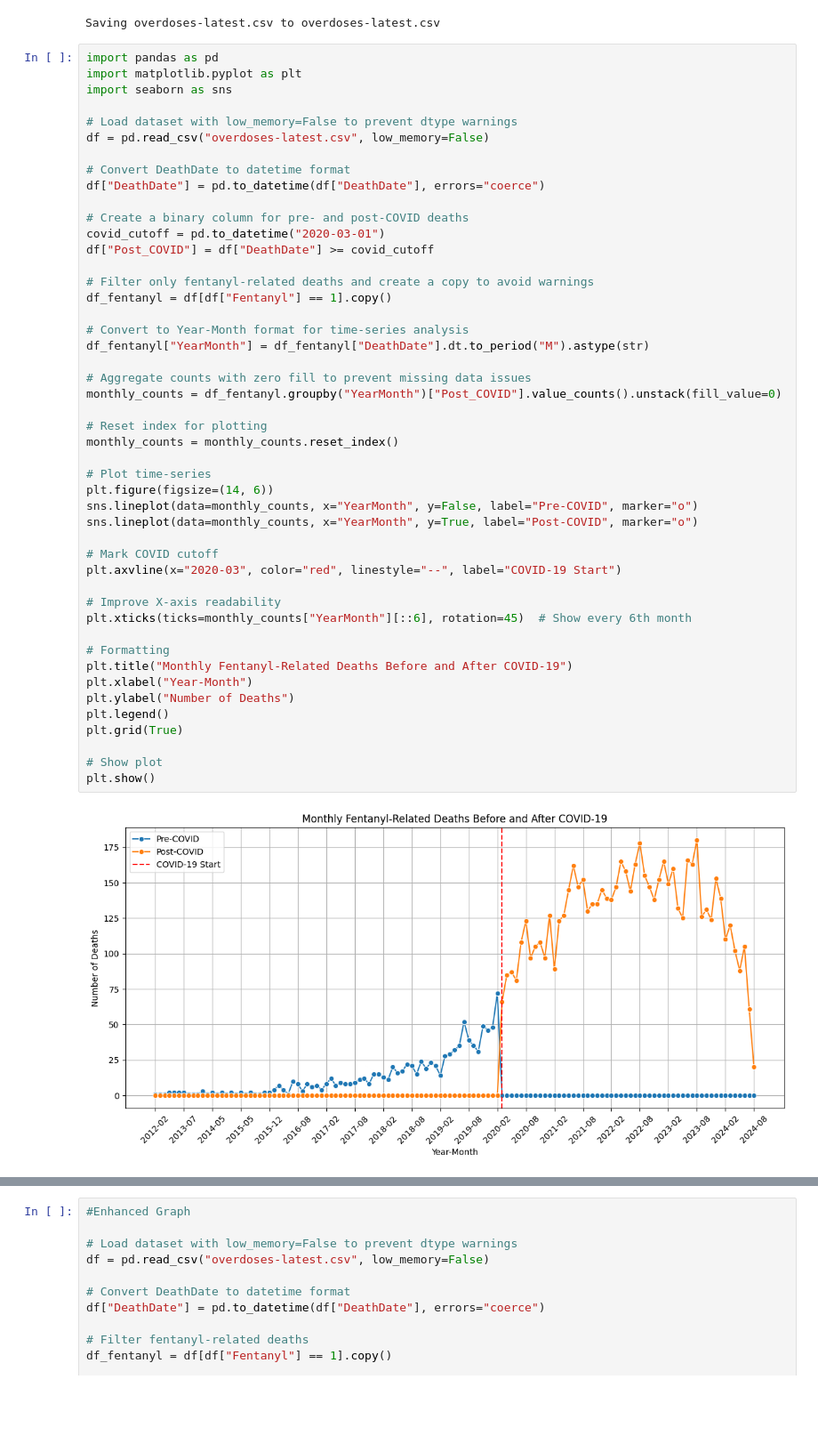
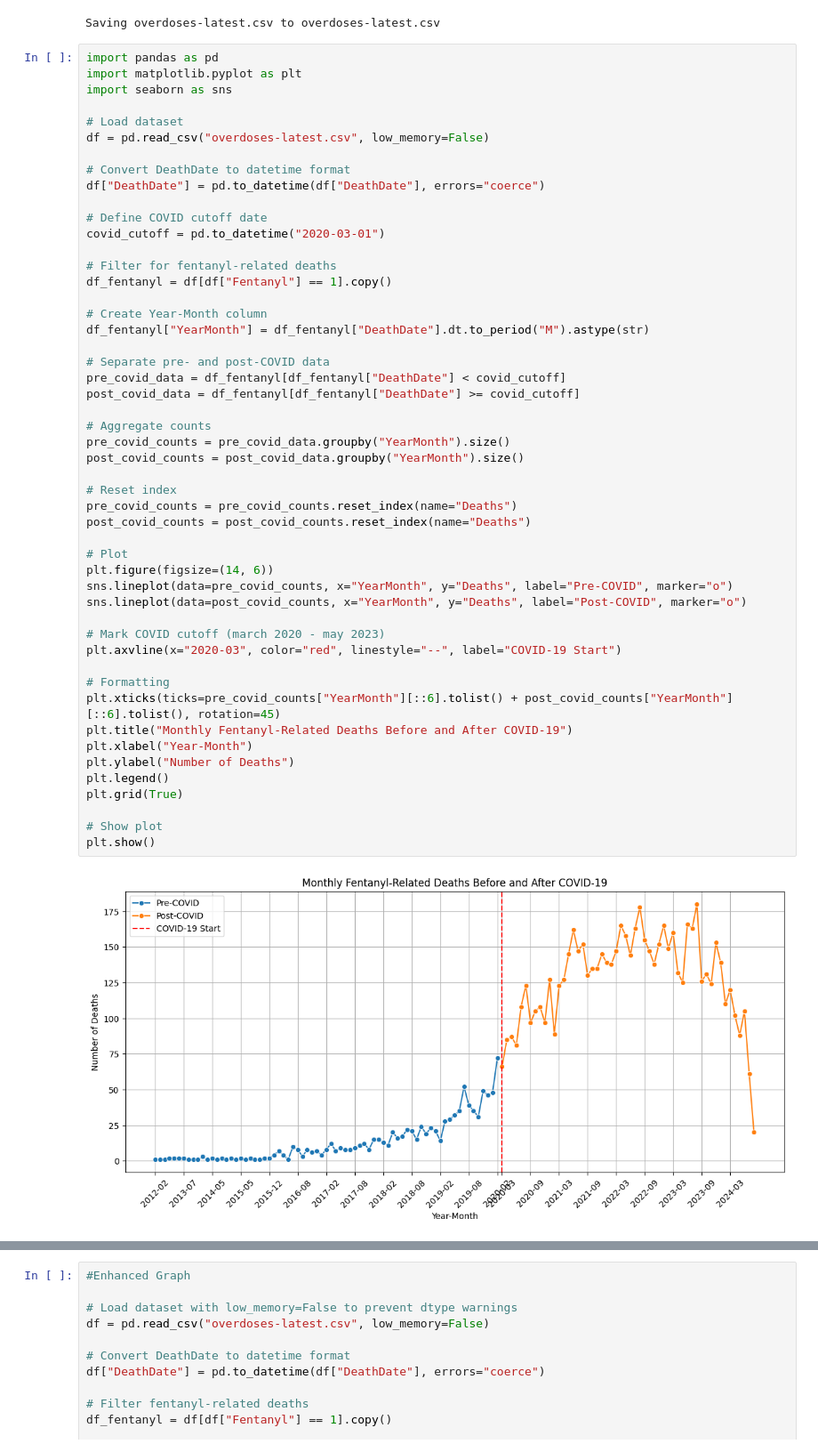
Before and after one commit to hritikac25/fentanyl_overdose_covid, a Jupyter notebook: Overdose_Trends.ipynb, the cells around one changed output, grey strips where cells are left out. Shown: that part at 89% size. Drawn from its saved outputs; the diff is of its cells as text; blank space fills up the shorter version.

```diff
--- a/Overdose_Trends.ipynb
+++ b/Overdose_Trends.ipynb
@@ -13,47 +13,50 @@ import pandas as pd
 import matplotlib.pyplot as plt
 import seaborn as sns
 
-# Load dataset with low_memory=False to prevent dtype warnings
+# Load dataset
 df = pd.read_csv("overdoses-latest.csv", low_memory=False)
 
 # Convert DeathDate to datetime format
 df["DeathDate"] = pd.to_datetime(df["DeathDate"], errors="coerce")
 
-# Create a binary column for pre- and post-COVID deaths
+# Define COVID cutoff date
 covid_cutoff = pd.to_datetime("2020-03-01")
-df["Post_COVID"] = df["DeathDate"] >= covid_cutoff
 
-# Filter only fentanyl-related deaths and create a copy to avoid warnings
+# Filter for fentanyl-related deaths
 df_fentanyl = df[df["Fentanyl"] == 1].copy()
 
-# Convert to Year-Month format for time-series analysis
+# Create Year-Month column
 df_fentanyl["YearMonth"] = df_fentanyl["DeathDate"].dt.to_period("M").astype(str)
 
-# Aggregate counts with zero fill to prevent missing data issues
-monthly_counts = df_fentanyl.groupby("YearMonth")["Post_COVID"].value_counts().unstack(fill_value=0)
+# Separate pre- and post-COVID data
+pre_covid_data = df_fentanyl[df_fentanyl["DeathDate"] < covid_cutoff]
+post_covid_data = df_fentanyl[df_fentanyl["DeathDate"] >= covid_cutoff]
 
-# Reset index for plotting
-monthly_counts = monthly_counts.reset_index()
+# Aggregate counts
+pre_covid_counts = pre_covid_data.groupby("YearMonth").size()
+post_covid_counts = post_covid_data.groupby("YearMonth").size()
 
-# Plot time-series
+# Reset index
+pre_covid_counts = pre_covid_counts.reset_index(name="Deaths")
+post_covid_counts = post_covid_counts.reset_index(name="Deaths")
+
+# Plot
 plt.figure(figsize=(14, 6))
-sns.lineplot(data=monthly_counts, x="YearMonth", y=False, label="Pre-COVID", marker="o")
-sns.lineplot(data=monthly_counts, x="YearMonth", y=True, label="Post-COVID", marker="o")
+sns.lineplot(data=pre_covid_counts, x="YearMonth", y="Deaths", label="Pre-COVID", marker="o")
+sns.lineplot(data=post_covid_counts, x="YearMonth", y="Deaths", label="Post-COVID", marker="o")
 
-# Mark COVID cutoff
+# Mark COVID cutoff (march 2020 - may 2023)
 plt.axvline(x="2020-03", color="red", linestyle="--", label="COVID-19 Start")
 
-# Improve X-axis readability
-plt.xticks(ticks=monthly_counts["YearMonth"][::6], rotation=45)  # Show every 6th month
-
 # Formatting
+plt.xticks(ticks=pre_covid_counts["YearMonth"][::6].tolist() + post_covid_counts["YearMonth"][::6].tolist(), rotation=45)
 plt.title("Monthly Fentanyl-Related Deaths Before and After COVID-19")
 plt.xlabel("Year-Month")
 plt.ylabel("Number of Deaths")
 plt.legend()
 plt.grid(True)
 
 # Show plot
 plt.show()
 # %% [output]
-[figure, old version]
+[figure, new version]
```
Also changed, not shown: parts of 9 cells of this notebook.
